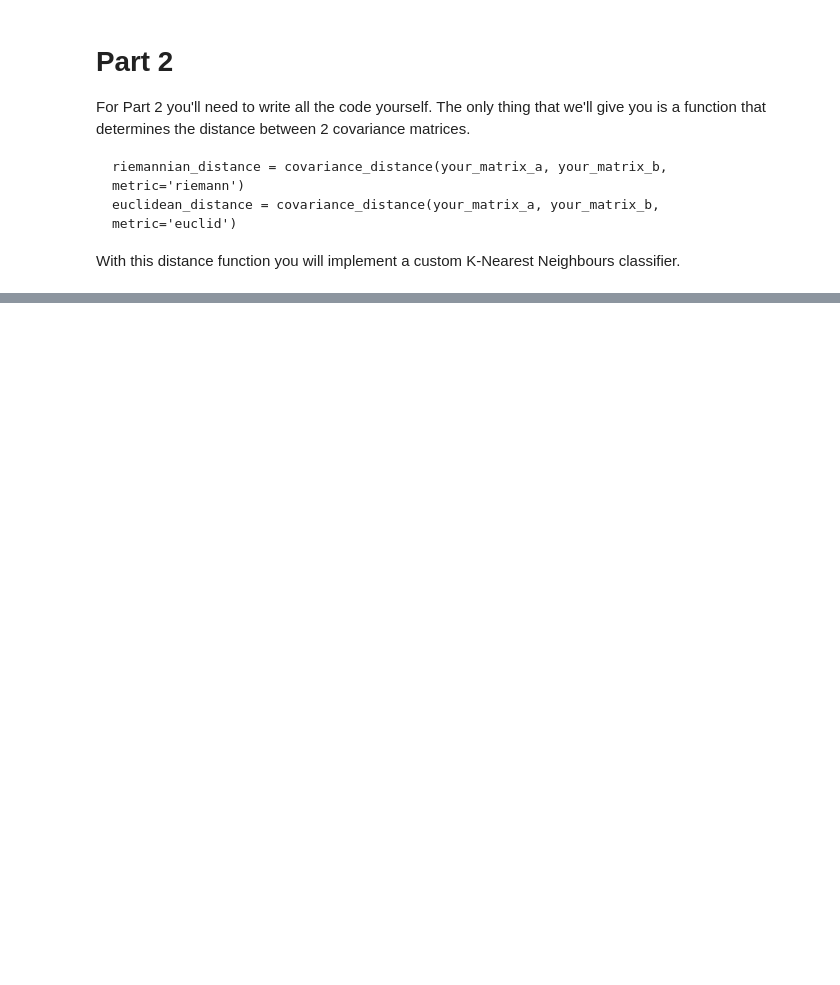
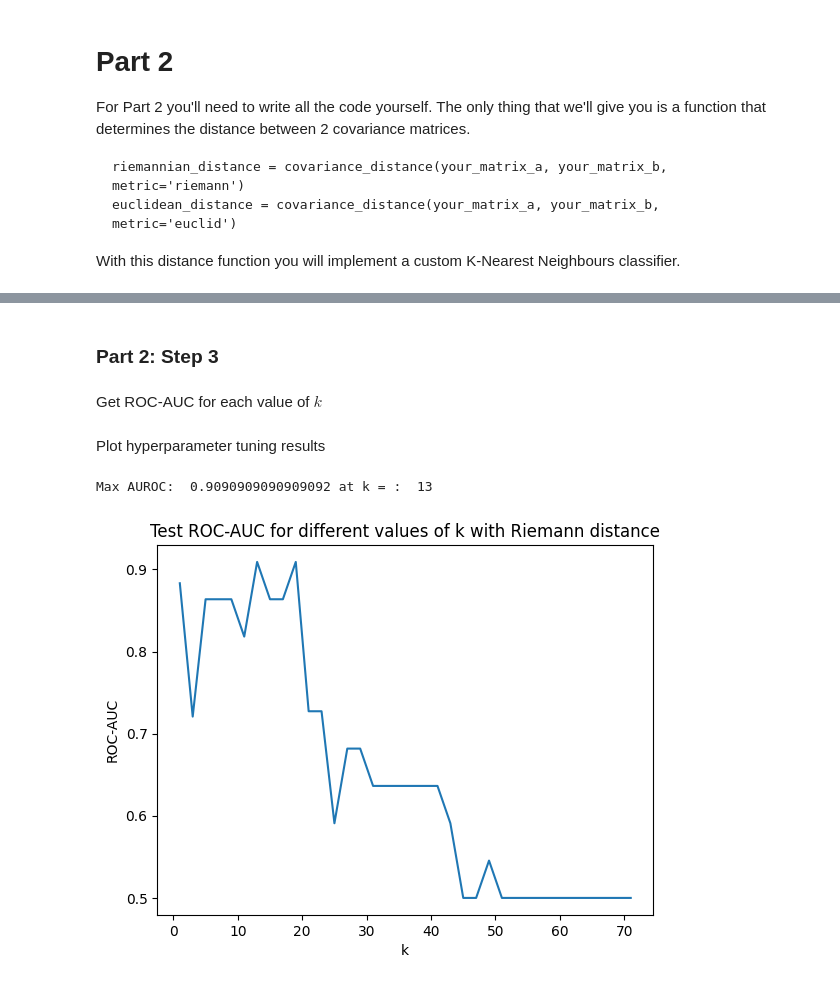
Before and after one commit to VojiWest/NeuroPro2, a Jupyter notebook: Motor_Imagery_Assignment_Neuroprosthetics.ipynb, the cells around one changed output, grey strips where cells are left out. Saved outputs shown, nothing was run; the diff lists cells and outputs as text; code cells hidden in the pictures; blank space fills up the shorter version.

```diff
--- a/Motor_Imagery_Assignment_Neuroprosthetics.ipynb
+++ b/Motor_Imagery_Assignment_Neuroprosthetics.ipynb
@@ -242,0 +266,3 @@ from pyriemann.utils.distance import distance as covariance_distance
+# %%
+raw_filtered_final = raw.copy()
+raw_filtered_final.filter(8, 25)
@@ -242,0 +288,16 @@ from pyriemann.utils.distance import distance as covariance_distance
+# %%
+### Create dataset ###
+event_id = dict(left=0, right=1)
+events, _ = events_from_annotations(raw_filtered_final, event_id=dict(T1=0, T2=1))
+
+epochs = Epochs(
+    raw_filtered_final,
+    events,
+    event_id,
+    tmin=0,
+    tmax=4,
+    baseline=None
+)
+
+X = epochs.get_data() # X is a numpy array of trials x channels x samples
+y = epochs.events[:, -1]
@@ -242,0 +372,34 @@ from pyriemann.utils.distance import distance as covariance_distance
+# %% [markdown]
+### Part 2: Step 3
+# %% [markdown]
+Get ROC-AUC for each value of $k$
+# %%
+def get_k_auroc_scores(min_k, max_k, distance_metric):
+    auroc_scores = []
+
+    for k in range(min_k, max_k, 2):
+        preds = knn(X_train, X_test, y_train, k, distance_metric=distance_metric)
+        auroc = roc_auc_score(y_test, preds)
+        auroc_scores.append(auroc)
+
+    return auroc_scores
+
+auroc_scores = get_k_auroc_scores(1, len(X_train)+1, "riemann")
+# %% [markdown]
+Plot hyperparameter tuning results
+# %%
+print("Max AUROC: ", max(auroc_scores), "at k = : ", ((np.argmax(auroc_scores)+1)*2)-1)
+# %% [output]
+Max AUROC:  0.9090909090909092 at k = :  13
+# %%
+def plot_k_aurocs(min_k, max_k, auroc_scores, distance="Riemann"):
+    x = np.linspace(min_k, max_k-1, len(auroc_scores))
+    plt.plot(x, auroc_scores)
+    plt.title("Test ROC-AUC for different values of k with " + distance + " distance")
+    plt.ylabel("ROC-AUC")
+    plt.xlabel("k")
+    plt.show()
+
+plot_k_aurocs(1, len(X_train), auroc_scores)
+# %% [output]
+[figure, added]
```
Also changed, not shown: parts of 19 cells of this notebook, 10 other files.
